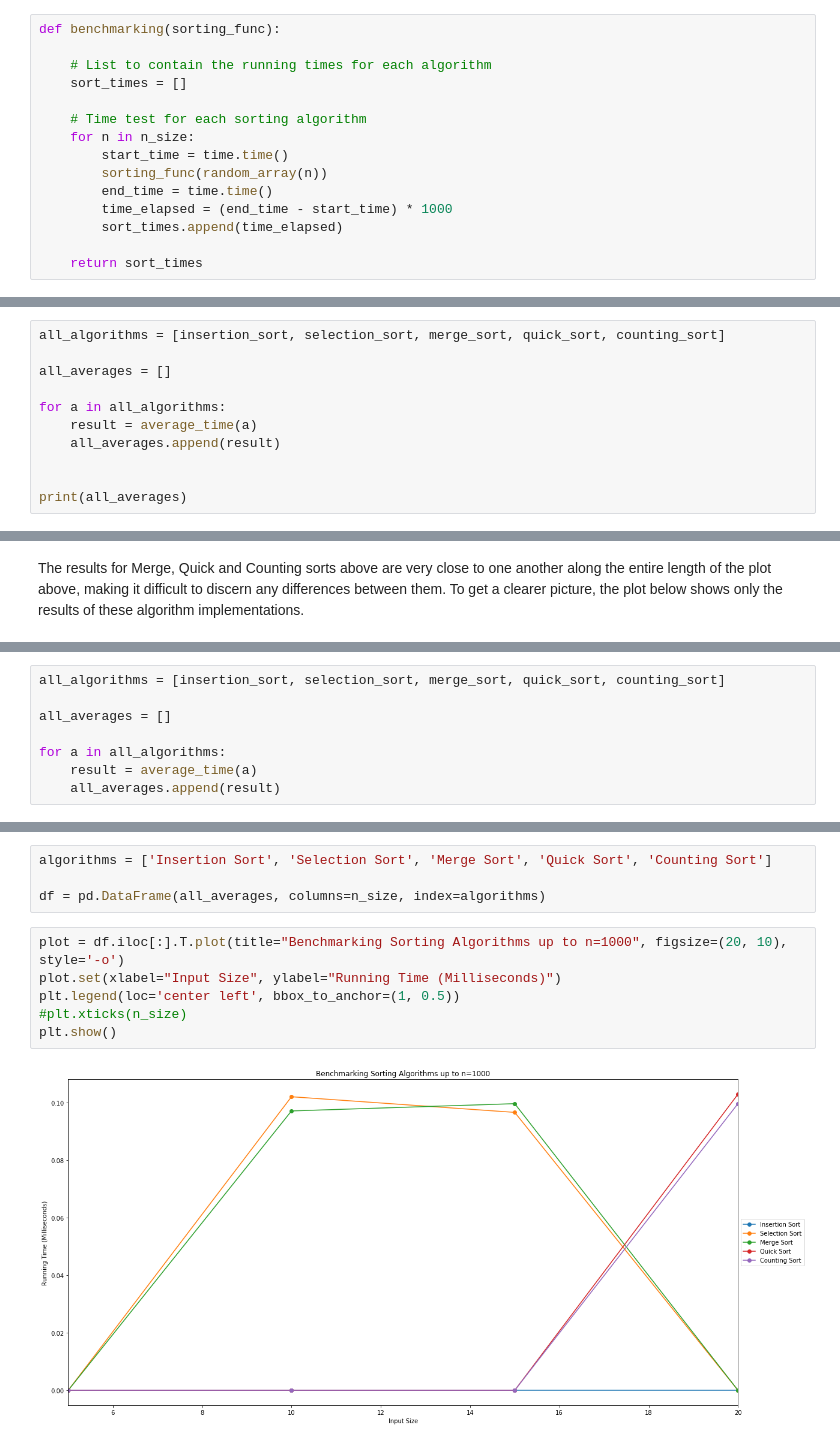
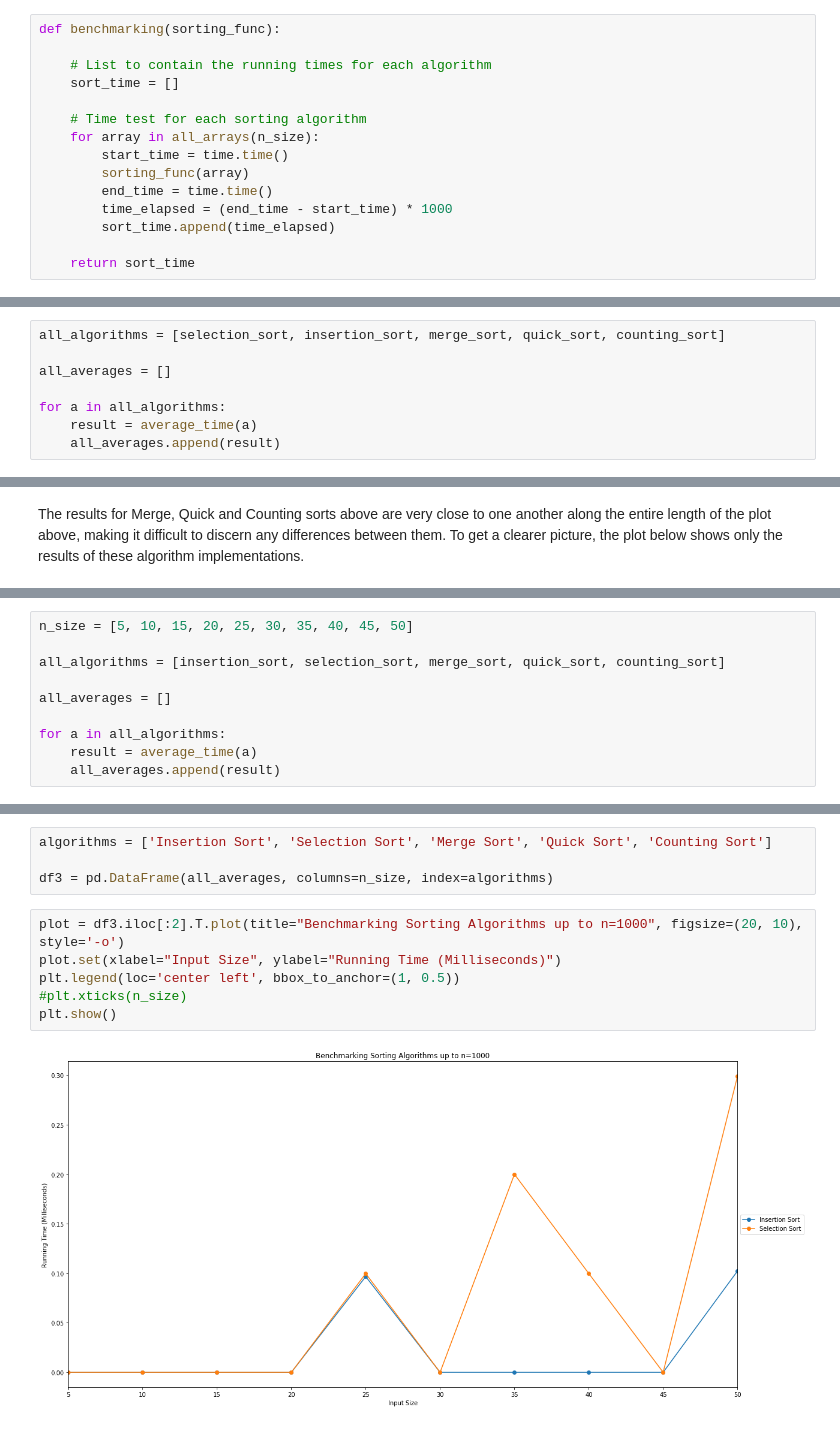
Before and after one commit to jennifer-ryan/benchmarking-sorting-algorithms, a Jupyter notebook: Benchmarking Sorting Algorithms.ipynb, the cells around one changed output, grey strips where cells are left out. Saved outputs shown, nothing was run; the diff lists cells and outputs as text.

```diff
--- a/Benchmarking Sorting Algorithms.ipynb
+++ b/Benchmarking Sorting Algorithms.ipynb
@@ -167,17 +244,17 @@ n_size = [100, 250, 500, 750, 1000]#, 1250, 2500, 3750, 5000, 6250, 7500, 8750,
 def benchmarking(sorting_func):
 
     # List to contain the running times for each algorithm
-    sort_times = []
+    sort_time = []
 
     # Time test for each sorting algorithm
-    for n in n_size:
+    for array in all_arrays(n_size):
         start_time = time.time()
-        sorting_func(random_array(n))
+        sorting_func(array)
         end_time = time.time()
         time_elapsed = (end_time - start_time) * 1000
-        sort_times.append(time_elapsed)
+        sort_time.append(time_elapsed)
 
-    return sort_times
+    return sort_time
 # %%
 def average_time(sort):
 
@@ -195,13 +271,10 @@ def average_time(sort):
 
     return average
 # %%
-all_algorithms = [insertion_sort, selection_sort, merge_sort, quick_sort, counting_sort]
+all_algorithms = [selection_sort, insertion_sort, merge_sort, quick_sort, counting_sort]
 
 all_averages = []
 
 for a in all_algorithms:
     result = average_time(a)
     all_averages.append(result)
-
-
-print(all_averages)
@@ -263,4 +359,6 @@ n_size = [5, 10, 15, 20]
 # %%
+n_size = [5, 10, 15, 20, 25, 30, 35, 40, 45, 50]
+
 all_algorithms = [insertion_sort, selection_sort, merge_sort, quick_sort, counting_sort]
 
 all_averages = []
@@ -289,12 +369,12 @@ for a in all_algorithms:
 # %%
 algorithms = ['Insertion Sort', 'Selection Sort', 'Merge Sort', 'Quick Sort', 'Counting Sort']
 
-df = pd.DataFrame(all_averages, columns=n_size, index=algorithms)
+df3 = pd.DataFrame(all_averages, columns=n_size, index=algorithms)
 # %%
-plot = df.iloc[:].T.plot(title="Benchmarking Sorting Algorithms up to n=1000", figsize=(20, 10), style='-o')
+plot = df3.iloc[:2].T.plot(title="Benchmarking Sorting Algorithms up to n=1000", figsize=(20, 10), style='-o')
 plot.set(xlabel="Input Size", ylabel="Running Time (Milliseconds)")
 plt.legend(loc='center left', bbox_to_anchor=(1, 0.5))
 #plt.xticks(n_size)
 plt.show()
 # %% [output]
-[figure, old version]
+[figure, new version]
```
Also changed, not shown: parts of 19 cells of this notebook.
